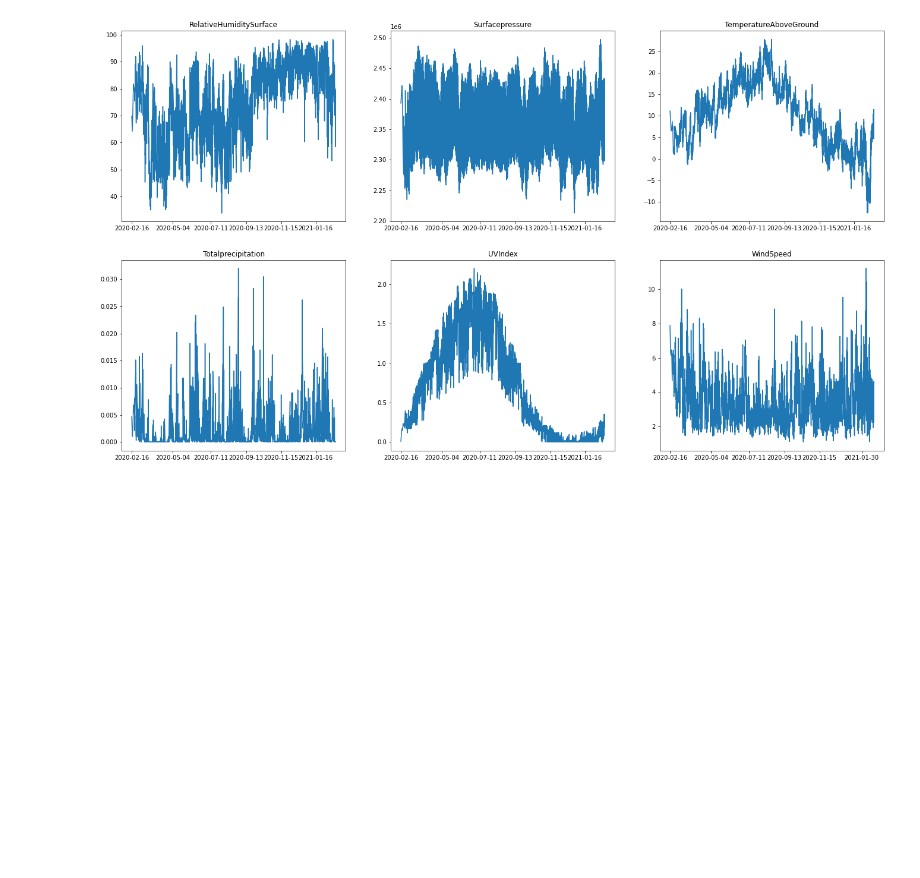
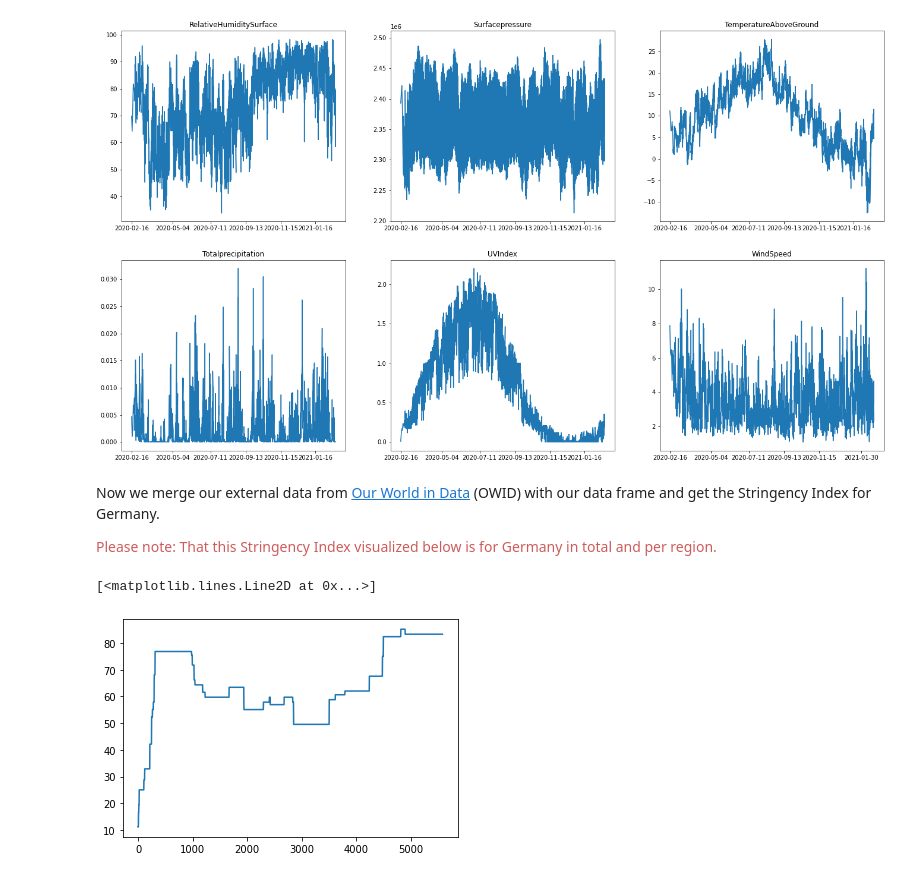
Before and after one commit to viggo-gascou/fyp2022p01g06, a Jupyter notebook: Notebooks/Report.ipynb, the cells around one changed output. Drawn from its saved outputs; the diff is of its cells as text; code cells hidden in the pictures; blank space fills up the shorter version.

Commit message:
feat: Added stringency index

```diff
--- a/Notebooks/Report.ipynb
+++ b/Notebooks/Report.ipynb
@@ -349,3 +346,19 @@ ax[1,2].set_xticks(['2020-02-16','2020-05-04','2020-07-11','2020-09-13','2020-11
  <matplotlib.axis.XTick at 0x...>,
  <matplotlib.axis.XTick at 0x...>]
 [figure]
+# %% [markdown]
+Now we merge our external data from [Our World in Data](https://ourworldindata.org/grapher/covid-stringency-index?tab=chart&country=~DEU) (OWID) with our data frame and get the Stringency Index for Germany.
+
+<span style='color:IndianRed'>Please note: That this Stringency Index visualized below is for Germany in total and per region.</span>
+# %%
+#Pulling data from our datafile from OWID and merging it to our data frame.
+owid = pd.read_csv("../Data/external/de_our_world_in_data_covid.csv")
+owid = owid[owid["iso_code"] == "DEU"][['date', 'stringency_index']].dropna()
+df = merged_df
+df = df.merge(owid, on = "date")
+
+#Visualizing the stringency index.
+plt.plot(list(df['stringency_index']))
+# %% [output]
+[<matplotlib.lines.Line2D at 0x...>]
+[figure, added]
```
Also changed, not shown: parts of 2 cells of this notebook.
